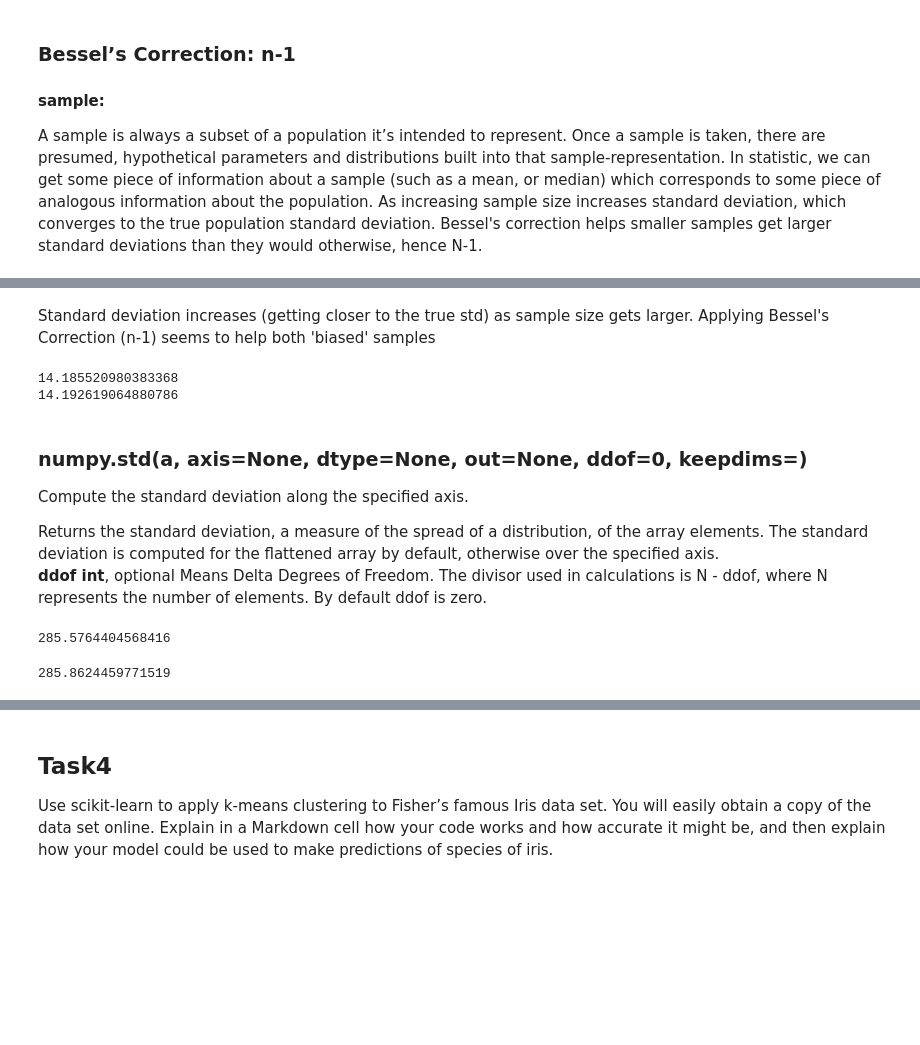
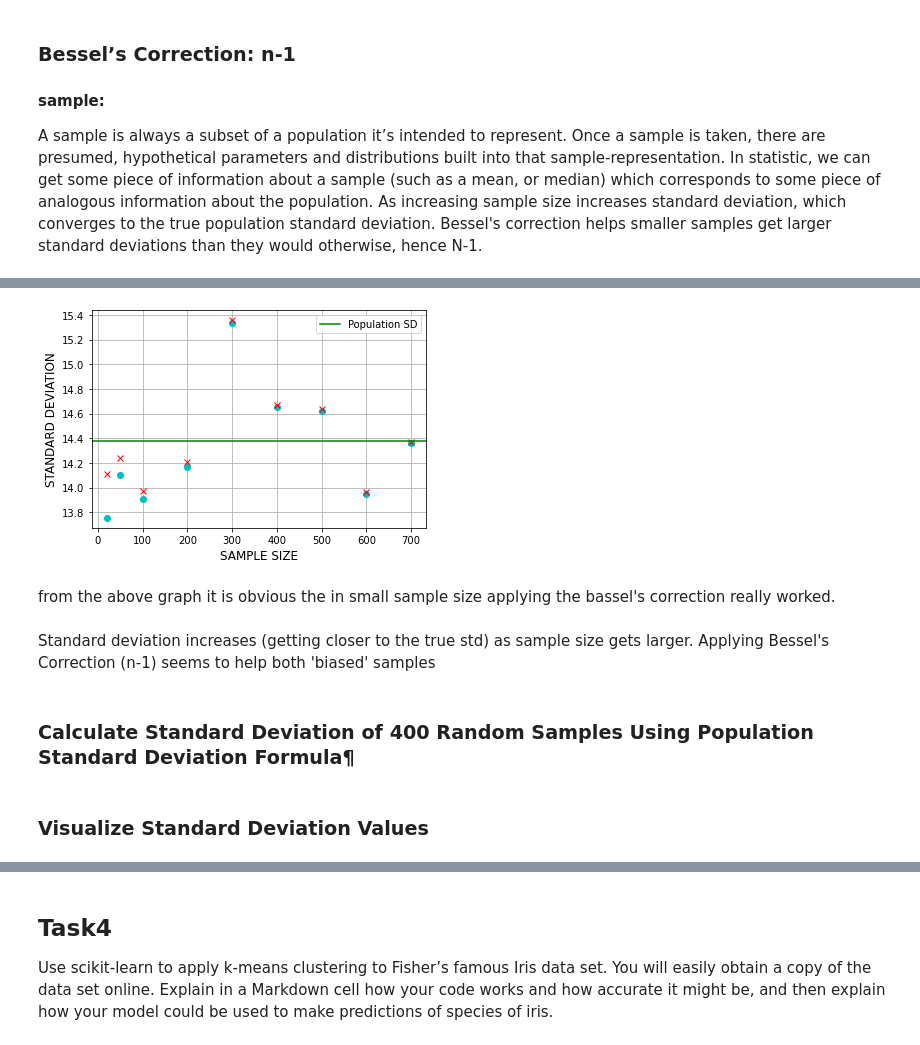
Before and after one commit to Freeha-S/Tasks-2020, a Jupyter notebook: task-2020.ipynb, the cells around one changed output, grey strips where cells are left out. Cells and saved outputs as stored; diff of their text form; code cells hidden in the pictures; blank space fills up the shorter version.

```diff
--- a/task-2020.ipynb
+++ b/task-2020.ipynb
@@ -753,4 +744,0 @@ np.std(sample100,ddof=1)
-# %%
-# sample std with correction is near to population std
-stdev=np.sqrt(np.sum((sample100-np.mean(sample100))**2)/(len(sample100)-1))
-print(stdev)
@@ -780,0 +745,23 @@ print(sample1000)
+# %%
+#gat a sample of 20 30 and 50
+col=['SAMPLESIZE','STDDEV.P','STDDEV.S']
+df = pd.DataFrame(columns=col)
+sample=[20,50,100,200,300,400,500,600,700]
+#df['samplesize']=sample
+for i in sample:
+    a=np.random.choice(population, i,replace=False)
+    #calculate the std of sample with formula STDDEV.P
+    stdevp=np.std(a)
+    #print(stdevp)
+    #calculate the std of sample with formula STDDEV.S
+
+    # std with correction
+    stdevs=np.std(a,ddof=1)
+    #print(stdevs)
+
+#df['difference']=df['stddev.v']-df['stddev.p']
+    rowdata = pd.DataFrame(data=[[i, stdevp, stdevs]], columns=col)
+
+    df= df.append(rowdata, ignore_index=True)
+print('\nPopulation STD',stdev)
+df
@@ -781,24 +780,20 @@ print(sample1000)
+# %%
+#Plot results
+#plt.scatter(df['STDDEV.P'],df['STDDEV.S'])
+plt.plot(df['SAMPLESIZE'],df['STDDEV.P'] ,'co')
+plt.plot(df['SAMPLESIZE'],df['STDDEV.S'] ,'rx')
+# code adopted from for linehttps://stackoverflow.com/a/33382750
+plt.axhline(y=stdev, color='g', linestyle='-', label='Population SD')
+plt.xlabel('SAMPLE SIZE', fontsize='12')
+plt.ylabel('STANDARD DEVIATION', fontsize='12')
+plt.grid()
+plt.legend()
+plt.show()
+# %% [output]
+[figure, added]
+# %% [markdown]
+from the above graph it is obvious the in small sample size applying the bassel's correction really worked.
 # %% [markdown]
 Standard deviation increases (getting closer to the true std) as sample size gets larger. Applying Bessel's Correction (n-1) seems to help both 'biased' samples
-# %%
-print(np.std(sample1000))
-print(np.std(sample1000,ddof=1))
-# %% [output]
-14.185520980383368
-14.192619064880786
-# %% [markdown]
-### numpy.std(a, axis=None, dtype=None, out=None, ddof=0, keepdims=<no value>)
-Compute the standard deviation along the specified axis.
-
-Returns the standard deviation, a measure of the spread of a distribution, of the array elements. The standard deviation is computed for the flattened array by default, otherwise over the specified axis.<br>
-**ddof int**,
-optional Means Delta Degrees of Freedom. The divisor used in calculations is N - ddof, where N represents the number of elements. By default ddof is zero.
-# %%
-
-np.std(a)
-# %% [output]
-285.5764404568416
-# %%
-np.std(a,ddof=1)
-# %% [output]
-285.8624459771519
+# %% [markdown]
+### Calculate Standard Deviation of 400 Random Samples Using Population Standard Deviation Formula¶
@@ -804,0 +807,2 @@ np.std(a,ddof=1)
+# %% [markdown]
+### Visualize Standard Deviation Values
```
Also changed, not shown: parts of 59 cells of this notebook, 1 other file.
